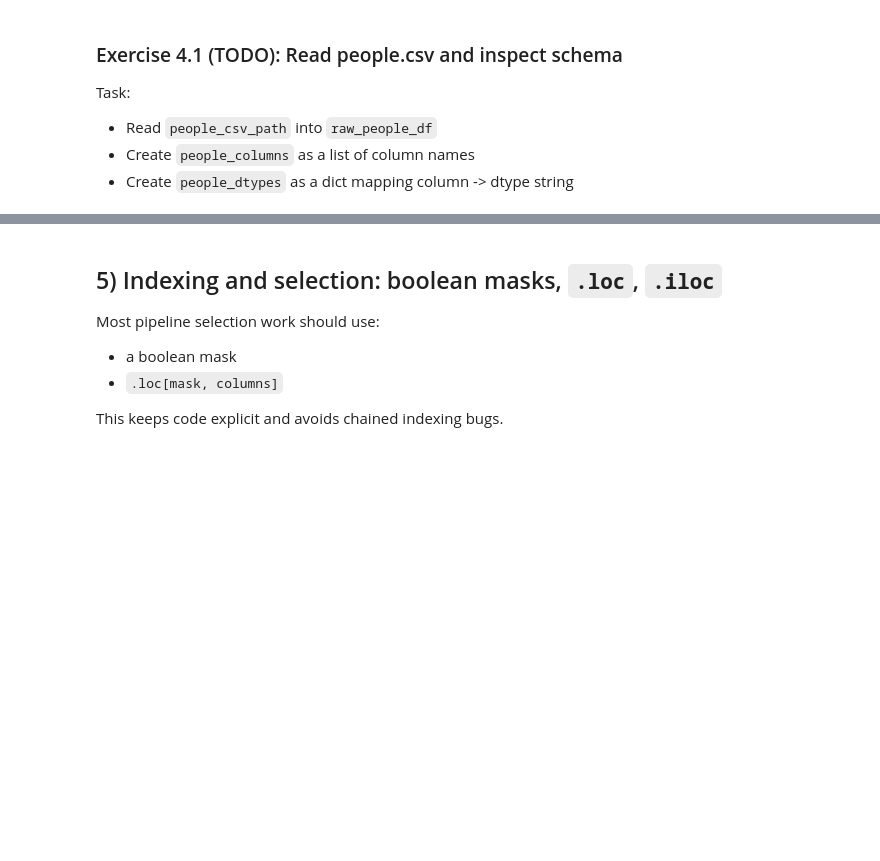
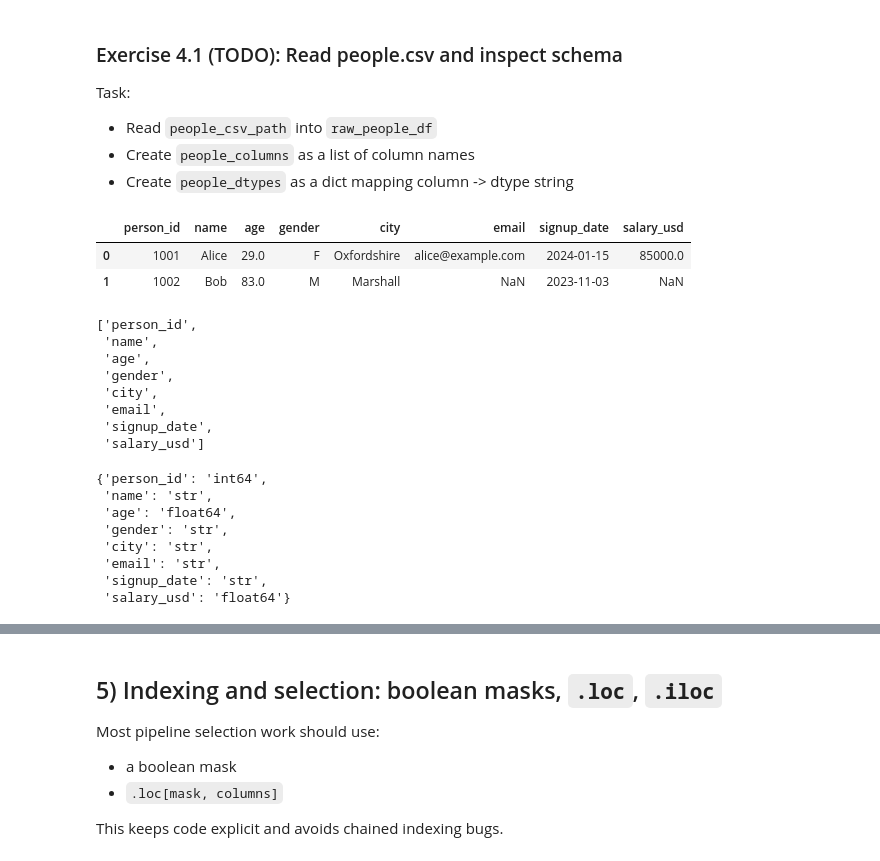
Before and after one commit to nba001/PythonAcademy, a Jupyter notebook: Numpy_Pandas/Pandas_introduction_exercises.ipynb, the cells around one changed output, grey strips where cells are left out. Cells and saved outputs as stored; diff of their text form; code cells hidden in the pictures; blank space fills up the shorter version.

```diff
--- a/Numpy_Pandas/Pandas_introduction_exercises.ipynb
+++ b/Numpy_Pandas/Pandas_introduction_exercises.ipynb
@@ -144,6 +219,30 @@ Task:
 - Create `people_dtypes` as a dict mapping column -> dtype string
 # %%
 # TODO
-raw_people_df = None
-people_columns = None
-people_dtypes = None
+raw_people_df = pd.read_csv(people_csv_path)
+people_columns = raw_people_df.columns.to_list()
+people_dtypes = {col: str(dt) for col,dt in raw_people_df.dtypes.items()}
+
+display(raw_people_df.head(2))
+display(people_columns)
+display(people_dtypes)
+# %% [output]
+|  | person_id | name | age | gender | city | email | signup_date | salary_usd |
+| 0 | 1001 | Alice | 29.0 | F | Oxfordshire | alice@example.com | 2024-01-15 | 85000.0 |
+| 1 | 1002 | Bob | 83.0 | M | Marshall | NaN | 2023-11-03 | NaN |
+['person_id',
+ 'name',
+ 'age',
+ 'gender',
+ 'city',
+ 'email',
+ 'signup_date',
+ 'salary_usd']
+{'person_id': 'int64',
+ 'name': 'str',
+ 'age': 'float64',
+ 'gender': 'str',
+ 'city': 'str',
+ 'email': 'str',
+ 'signup_date': 'str',
+ 'salary_usd': 'float64'}
```
Also changed, not shown: parts of 28 cells of this notebook, 5 other files.
